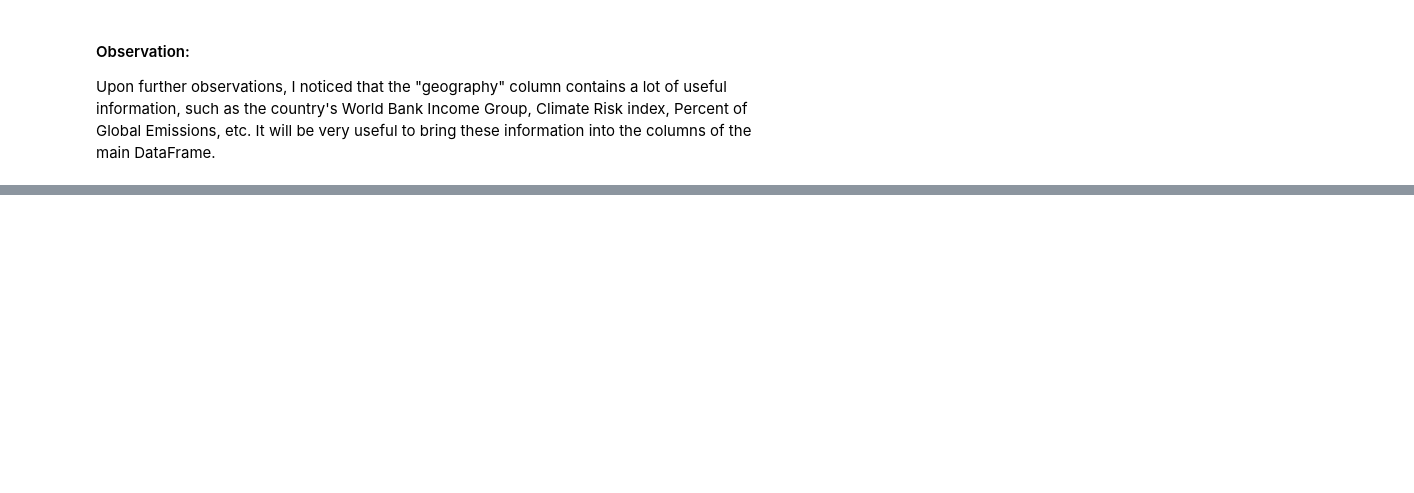
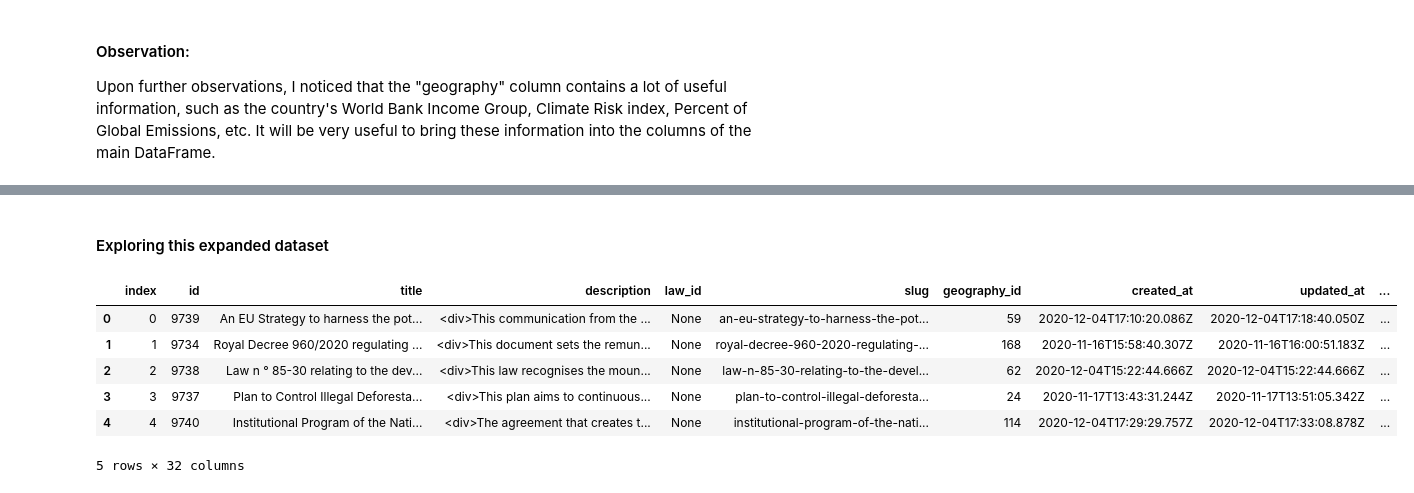
Before and after one commit to viethungha0610/climate-laws-data, a Jupyter notebook: draft_nlp_notebook.ipynb, the cells around one changed output, grey strips where cells are left out. Cells and saved outputs as stored; diff of their text form; code cells hidden in the pictures; blank space fills up the shorter version.

```diff
--- a/draft_nlp_notebook.ipynb
+++ b/draft_nlp_notebook.ipynb
@@ -175,2 +227,14 @@ pd.DataFrame(pd.pivot_table(values="id", index="wb_income_group", aggfunc="count
 timestamp = datetime.now().strftime("%Y.%m.%d_%H.%M.%S")
 climate_laws_df.to_excel(f"./climate_laws_data/{timestamp}_climate_laws_data_expanded.xlsx", index=False)
+# %% [markdown]
+#### Exploring this expanded dataset
+# %%
+climate_laws_df.head()
+# %% [output]
+|  | index | id | title | description | law_id | slug | geography_id | created_at | updated_at | ... |
+| 0 | 0 | 9739 | An EU Strategy to harness the pot... | <div>This communication from the ... | None | an-eu-strategy-to-harness-the-pot... | 59 | 2020-12-04T17:10:20.086Z | 2020-12-04T17:18:40.050Z | ... |
+| 1 | 1 | 9734 | Royal Decree 960/2020 regulating ... | <div>This document sets the remun... | None | royal-decree-960-2020-regulating-... | 168 | 2020-11-16T15:58:40.307Z | 2020-11-16T16:00:51.183Z | ... |
+| 2 | 2 | 9738 | Law n ° 85-30 relating to the dev... | <div>This law recognises the moun... | None | law-n-85-30-relating-to-the-devel... | 62 | 2020-12-04T15:22:44.666Z | 2020-12-04T15:22:44.666Z | ... |
+| 3 | 3 | 9737 | Plan to Control Illegal Deforesta... | <div>This plan aims to continuous... | None | plan-to-control-illegal-deforesta... | 24 | 2020-11-17T13:43:31.244Z | 2020-11-17T13:51:05.342Z | ... |
+| 4 | 4 | 9740 | Institutional Program of the Nati... | <div>The agreement that creates t... | None | institutional-program-of-the-nati... | 114 | 2020-12-04T17:29:29.757Z | 2020-12-04T17:33:08.878Z | ... |
+5 rows × 32 columns
```
Also changed, not shown: parts of 77 cells of this notebook, 19 other files.
